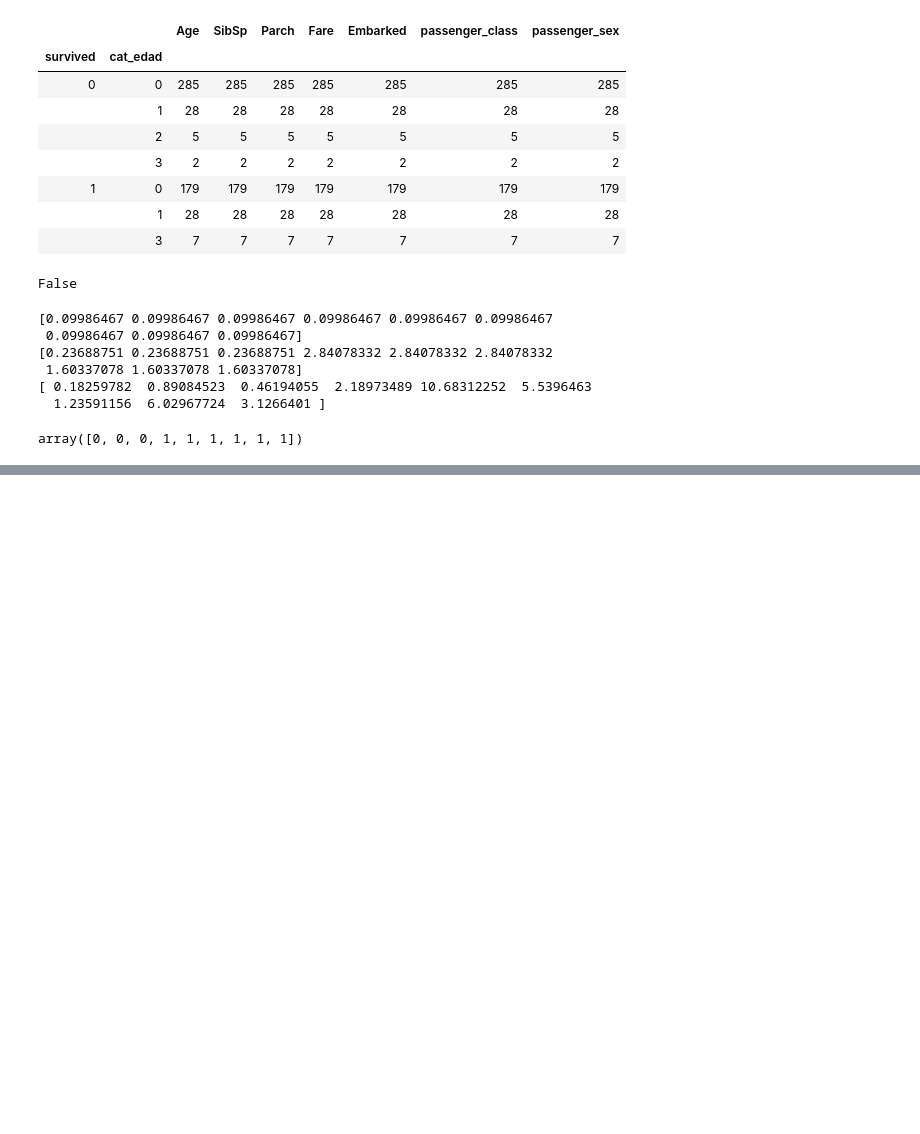
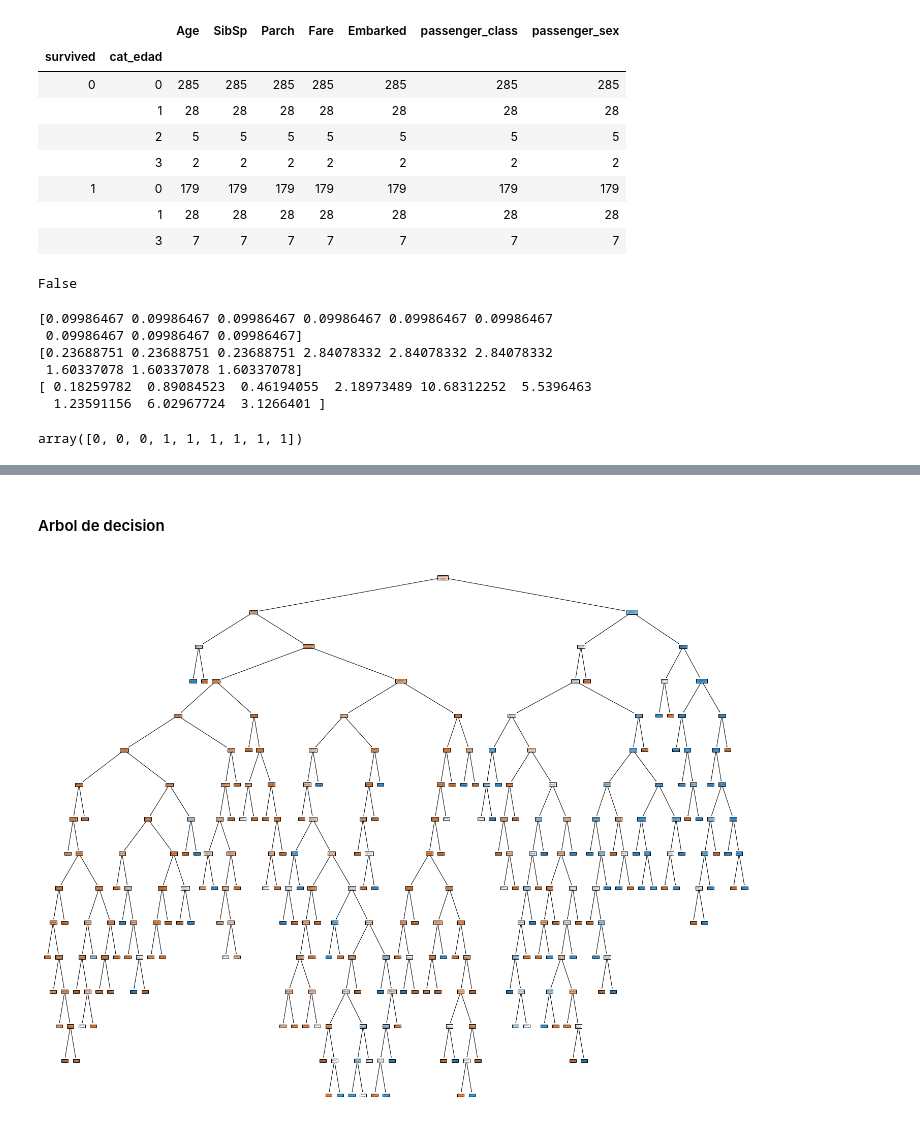
Before and after one commit to HectorMendia/StatisticalLearning1, a Jupyter notebook: proyecto.ipynb, the cells around one changed output, grey strips where cells are left out. Cells and saved outputs as stored; diff of their text form; code cells hidden in the pictures; blank space fills up the shorter version.

Commit message:
Proyecto: Decision Trees y SVM

```diff
--- a/proyecto.ipynb
+++ b/proyecto.ipynb
@@ -934,0 +792,15 @@ print(a3)
+# %% [markdown]
+#### Arbol de decision
+# %%
+feature_names = ['Age','SibSp','Parch','Embarked','passenger_class','passenger_sex']
+target_names = ['No','Yes']
+#tree.plot_tree(dtc)
+#text_representation = tree.export_text(dtc)
+#print(text_representation)
+fig = plt.figure(figsize=(25,20))
+_ = tree.plot_tree(dtc,
+                   feature_names=feature_names,
+                   class_names=target_names,
+                   filled=True)
+# %% [output]
+[figure, added]
```
Also changed, not shown: parts of 29 cells of this notebook, 36 other files.
